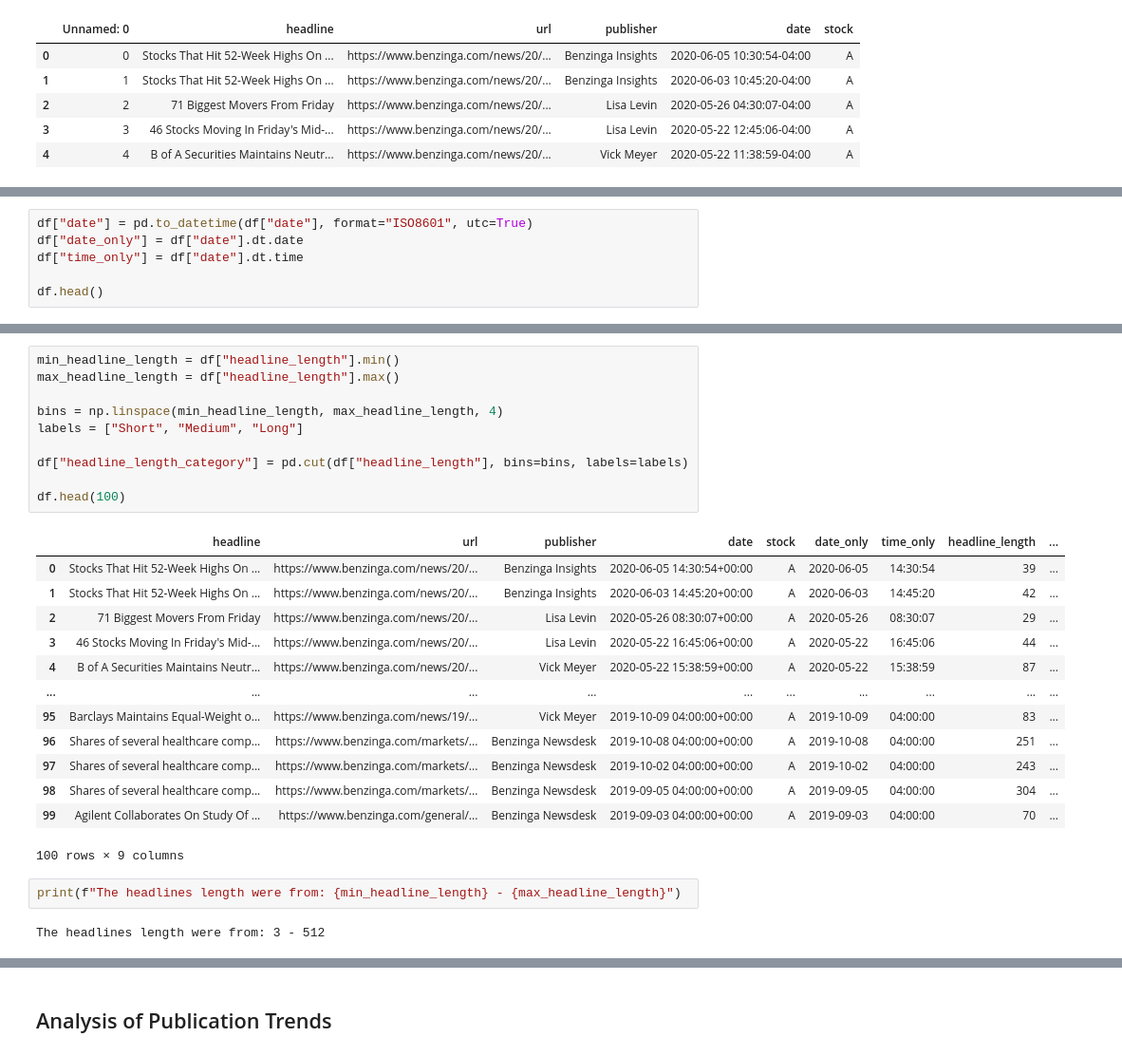
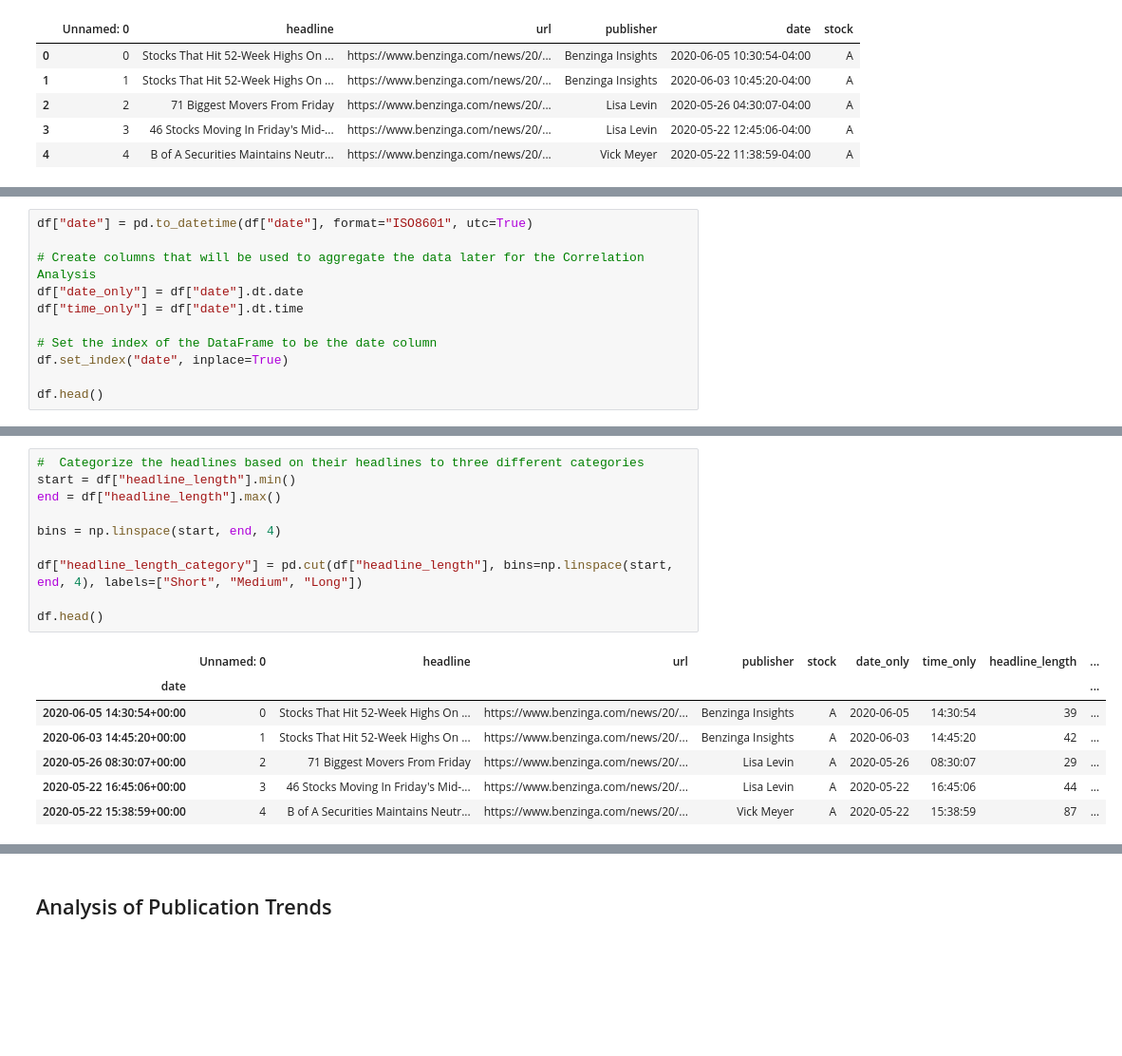
Before and after one commit to leuel-a/news-sentiment-stock-prediction, a Jupyter notebook: notebooks/stock_news_sentiment.ipynb, the cells around one changed output, grey strips where cells are left out. Shown at 95% size. Cells and saved outputs as stored; diff of their text form; blank space fills up the shorter version.

Commit message:
feat(task-1): update some news sentiment analysis visualizations

```diff
--- a/notebooks/stock_news_sentiment.ipynb
+++ b/notebooks/stock_news_sentiment.ipynb
@@ -43,6 +66,11 @@ df.head()
 # %%
 df["date"] = pd.to_datetime(df["date"], format="ISO8601", utc=True)
+
+# Create columns that will be used to aggregate the data later for the Correlation Analysis
 df["date_only"] = df["date"].dt.date
 df["time_only"] = df["date"].dt.time
 
+# Set the index of the DataFrame to be the date column
+df.set_index("date", inplace=True)
+
 df.head()
@@ -84,28 +98,18 @@ df.head(100)
 # %%
-min_headline_length = df["headline_length"].min()
-max_headline_length = df["headline_length"].max()
+#  Categorize the headlines based on their headlines to three different categories
+start = df["headline_length"].min()
+end = df["headline_length"].max()
 
-bins = np.linspace(min_headline_length, max_headline_length, 4)
-labels = ["Short", "Medium", "Long"]
+bins = np.linspace(start, end, 4)
 
-df["headline_length_category"] = pd.cut(df["headline_length"], bins=bins, labels=labels)
+df["headline_length_category"] = pd.cut(df["headline_length"], bins=np.linspace(start, end, 4), labels=["Short", "Medium", "Long"])
 
-df.head(100)
+df.head()
 # %% [output]
-|  | headline | url | publisher | date | stock | date_only | time_only | headline_length | ... |
-| 0 | Stocks That Hit 52-Week Highs On ... | https://www.benzinga.com/news/20/... | Benzinga Insights | 2020-06-05 14:30:54+00:00 | A | 2020-06-05 | 14:30:54 | 39 | ... |
-| 1 | Stocks That Hit 52-Week Highs On ... | https://www.benzinga.com/news/20/... | Benzinga Insights | 2020-06-03 14:45:20+00:00 | A | 2020-06-03 | 14:45:20 | 42 | ... |
-| 2 | 71 Biggest Movers From Friday | https://www.benzinga.com/news/20/... | Lisa Levin | 2020-05-26 08:30:07+00:00 | A | 2020-05-26 | 08:30:07 | 29 | ... |
-| 3 | 46 Stocks Moving In Friday's Mid-... | https://www.benzinga.com/news/20/... | Lisa Levin | 2020-05-22 16:45:06+00:00 | A | 2020-05-22 | 16:45:06 | 44 | ... |
-| 4 | B of A Securities Maintains Neutr... | https://www.benzinga.com/news/20/... | Vick Meyer | 2020-05-22 15:38:59+00:00 | A | 2020-05-22 | 15:38:59 | 87 | ... |
-| ... | ... | ... | ... | ... | ... | ... | ... | ... | ... |
-| 95 | Barclays Maintains Equal-Weight o... | https://www.benzinga.com/news/19/... | Vick Meyer | 2019-10-09 04:00:00+00:00 | A | 2019-10-09 | 04:00:00 | 83 | ... |
-| 96 | Shares of several healthcare comp... | https://www.benzinga.com/markets/... | Benzinga Newsdesk | 2019-10-08 04:00:00+00:00 | A | 2019-10-08 | 04:00:00 | 251 | ... |
-| 97 | Shares of several healthcare comp... | https://www.benzinga.com/markets/... | Benzinga Newsdesk | 2019-10-02 04:00:00+00:00 | A | 2019-10-02 | 04:00:00 | 243 | ... |
-| 98 | Shares of several healthcare comp... | https://www.benzinga.com/markets/... | Benzinga Newsdesk | 2019-09-05 04:00:00+00:00 | A | 2019-09-05 | 04:00:00 | 304 | ... |
-| 99 | Agilent Collaborates On Study Of ... | https://www.benzinga.com/general/... | Benzinga Newsdesk | 2019-09-03 04:00:00+00:00 | A | 2019-09-03 | 04:00:00 | 70 | ... |
+|  | Unnamed: 0 | headline | url | publisher | stock | date_only | time_only | headline_length | ... |
+| date |  |  |  |  |  |  |  |  | ... |
+| 2020-06-05 14:30:54+00:00 | 0 | Stocks That Hit 52-Week Highs On ... | https://www.benzinga.com/news/20/... | Benzinga Insights | A | 2020-06-05 | 14:30:54 | 39 | ... |
+| 2020-06-03 14:45:20+00:00 | 1 | Stocks That Hit 52-Week Highs On ... | https://www.benzinga.com/news/20/... | Benzinga Insights | A | 2020-06-03 | 14:45:20 | 42 | ... |
+| 2020-05-26 08:30:07+00:00 | 2 | 71 Biggest Movers From Friday | https://www.benzinga.com/news/20/... | Lisa Levin | A | 2020-05-26 | 08:30:07 | 29 | ... |
+| 2020-05-22 16:45:06+00:00 | 3 | 46 Stocks Moving In Friday's Mid-... | https://www.benzinga.com/news/20/... | Lisa Levin | A | 2020-05-22 | 16:45:06 | 44 | ... |
+| 2020-05-22 15:38:59+00:00 | 4 | B of A Securities Maintains Neutr... | https://www.benzinga.com/news/20/... | Vick Meyer | A | 2020-05-22 | 15:38:59 | 87 | ... |
-100 rows × 9 columns
-# %%
-print(f"The headlines length were from: {min_headline_length} - {max_headline_length}")
-# %% [output]
-The headlines length were from: 3 - 512
```
Also changed, not shown: parts of 17 cells of this notebook, 1 other file.
